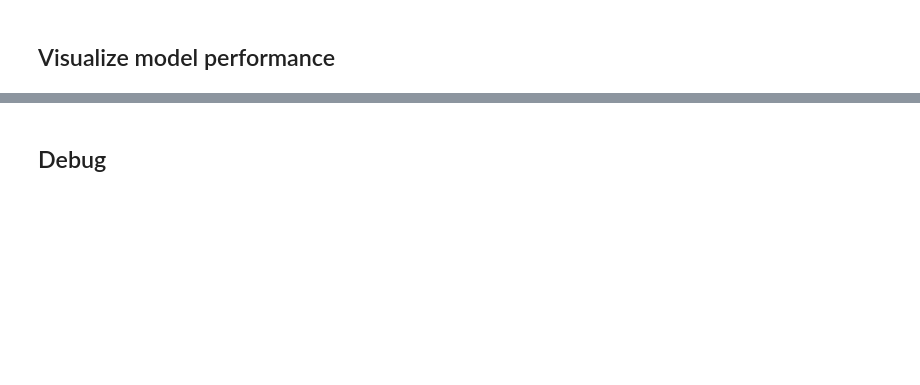
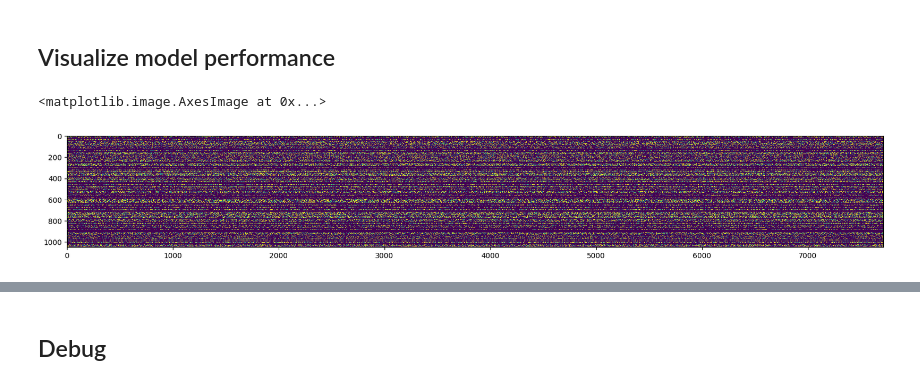
Before and after one commit to neuro-will/probabilistic_model_synthesis, a Jupyter notebook: gnlr_simulations/vis_one_dim_synthesis_example.ipynb, the cells around one changed output, grey strips where cells are left out. Drawn from its saved outputs; the diff is of its cells as text; code cells hidden in the pictures; blank space fills up the shorter version.

```diff
--- a/gnlr_simulations/vis_one_dim_synthesis_example.ipynb
+++ b/gnlr_simulations/vis_one_dim_synthesis_example.ipynb
@@ -38,7 +38,7 @@ from probabilistic_model_synthesis.simulation import efficient_cone_and_projecte
 ## Parameters go here
 # %%
 # Location of folder with the results we should visualize
-rs_folder = r'/groups/fitzgerald/fitzgeraldlab/bishoplab/projects/probabilistic_model_synthsis/results/publication_results/gnlr/simulation'
+rs_folder = r'/groups/ahrens/ahrenslab/Luuk/projects/dpms_manuscript/probabilistic_model_synthesis/results/publication_results/gnlr/simulation'
 
 # File holding fitting results
 rs_file = 'full_simulations.pt'
@@ -63,7 +63,7 @@ n_validation_smps = 1000
 n_eval_smps = 10000
 
 # Location we should save plots to - if this folder doesn't exist we will create it
-save_loc = r'/groups/fitzgerald/fitzgeraldlab/bishoplab/projects/probabilistic_model_synthsis/results/publication_results/gnlr/simulation'
+save_loc = r'/groups/ahrens/ahrenslab/Luuk/projects/dpms_manuscript/probabilistic_model_synthesis/results/publication_results/gnlr/simulation'
 # %% [markdown]
 ## Determine if GPU is availalbe
 # %%
@@ -700,2 +709,9 @@ Done evaluating model performance for subject 99.
 # %% [markdown]
 ## Visualize model performance
+# %%
+plt.figure(figsize=(20, 5))
+
+plt.imshow(rs['ind_data'][s_i][0][:, ::10].numpy().T, vmin=0, vmax=1, interpolation='none')
+# %% [output]
+<matplotlib.image.AxesImage at 0x...>
+[figure, added]
```
Also changed, not shown: parts of 28 cells of this notebook, 13 other files.
